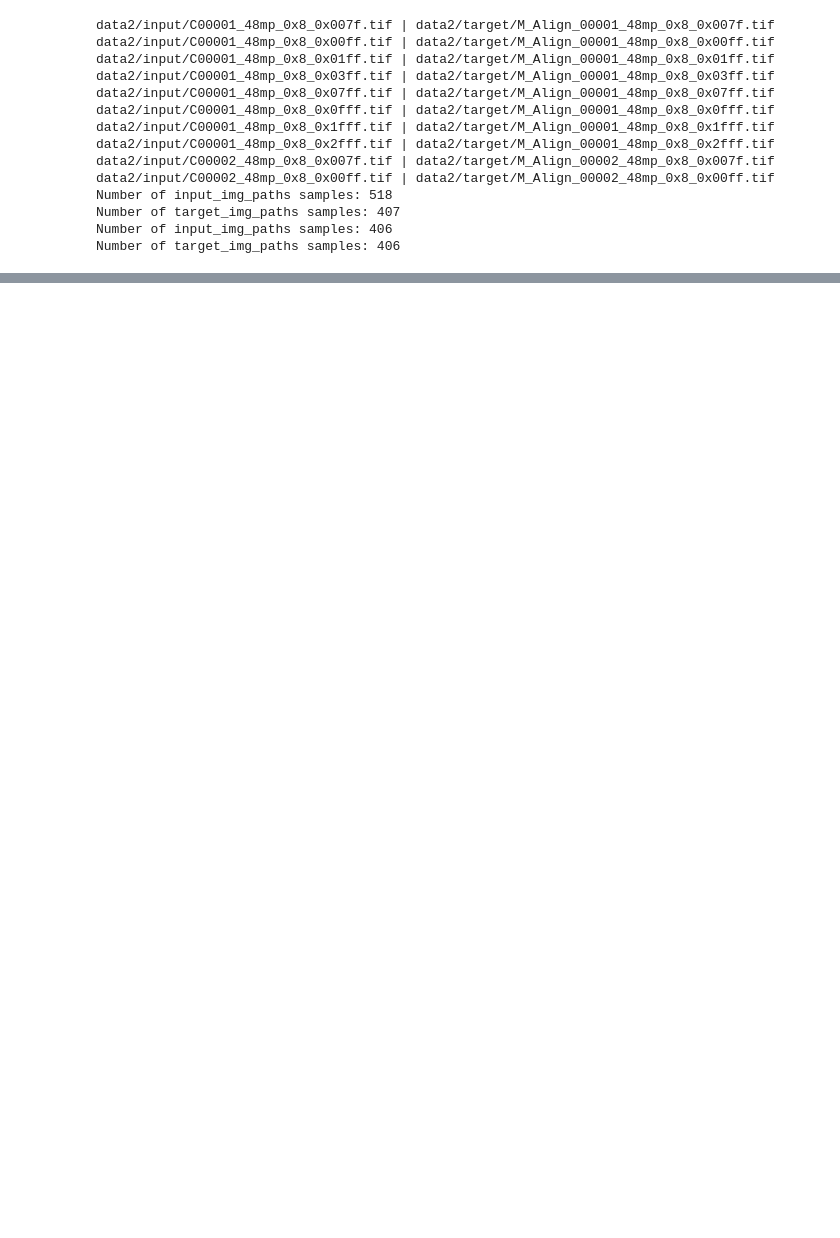
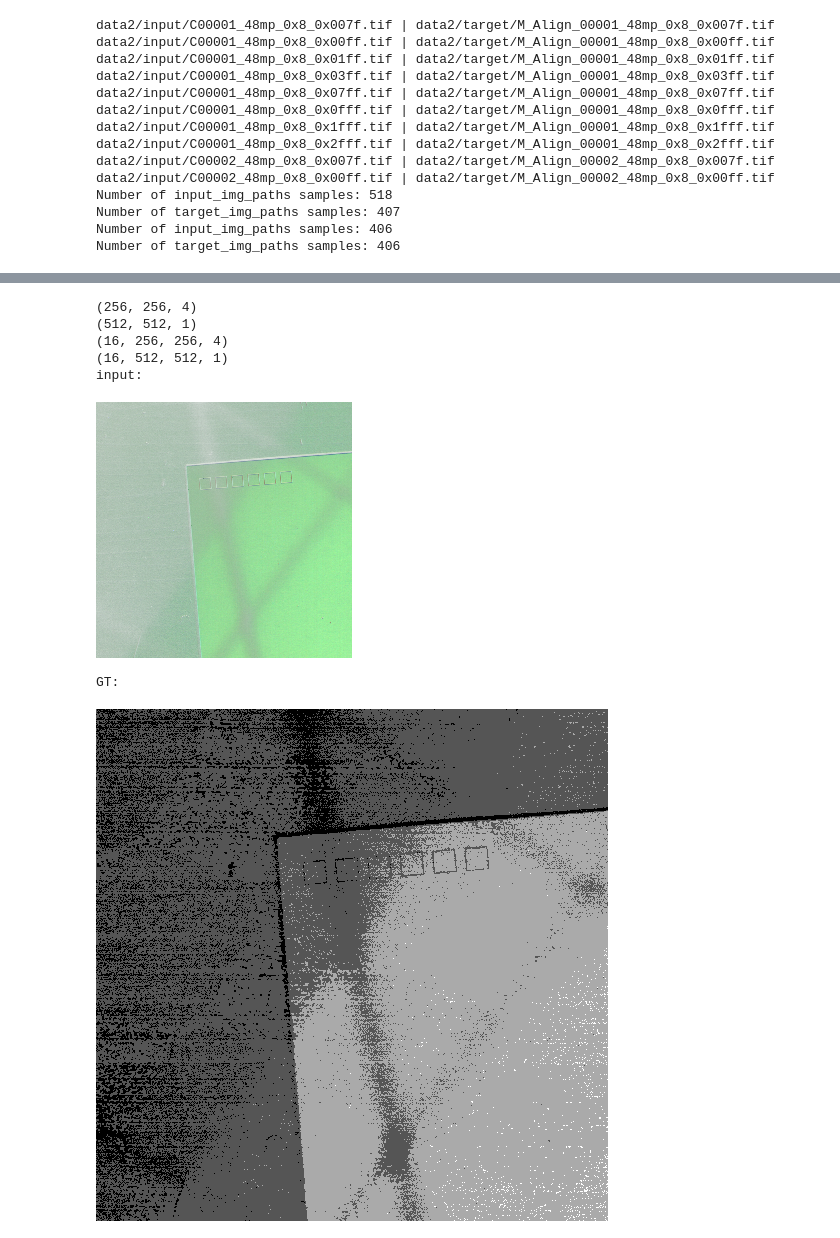
Before and after one commit to xuwanyan1998/taleoftwocams, a Jupyter notebook: Mapping.ipynb, the cells around one changed output, grey strips where cells are left out. Drawn from its saved outputs; the diff is of its cells as text; code cells hidden in the pictures; blank space fills up the shorter version.

```diff
--- a/Mapping.ipynb
+++ b/Mapping.ipynb
@@ -160,12 +178,14 @@ class OxfordPets(keras.utils.Sequence):
         batch_input_img_paths = self.input_img_paths[i : i + self.batch_size]
         batch_target_img_paths = self.target_img_paths[i : i + self.batch_size]
 #         print(batch_input_img_paths,batch_target_img_paths)
-        x = np.zeros((self.batch_size,) + self.img_size + (1,), dtype="float32")
+#         x = np.zeros((self.batch_size,) + self.img_size + (1,), dtype="float32")
+        x = np.zeros((self.batch_size,) + (256,256) + (4,), dtype="float32")
         for j, path in enumerate(batch_input_img_paths):
             img = io.imread(path)
             img = img[xi:xi+wi,yi:yi+hi]
 #             img = (img / 127.5) - 1
-            x[j] = img
+#             x[j] = img
+            x[j] = pack_raw(img)
         y = np.zeros((self.batch_size,) + self.img_size + (1,), dtype="float32")
         for j, path in enumerate(batch_target_img_paths):
             img = io.imread(path)
@@ -253,7 +274,7 @@ import random
 img_size = (img_size_w, img_size_h)
 # img_size = (160, 160)
 num_classes = 1
-batch_size = 8
+batch_size = 16
 
 
 # Split our img paths into a training and a validation set
@@ -271,22 +292,31 @@ train_gen = OxfordPets(
 )
 val_gen = OxfordPets(batch_size, img_size, val_input_img_paths, val_target_img_paths)
 # %%
-# it = iter(train_gen)
-# x,y = next(it)
-# # display(Image.fromarray(x[0]))
-# print(x[0].shape)
-# print(y[0].shape)
-# # print(x[0][0])
-# print(x.shape)
-# print(y.shape)
-# # print(x[0][0])
-# i=0
-# print("input:")
-# img = keras.preprocessing.image.array_to_img(x[i])#PIL.ImageOps.autocontrast()
-# display(img)
-# print("GT:")
-# img = keras.preprocessing.image.array_to_img(y[i])#PIL.ImageOps.autocontrast()
-# display(img)
+it = iter(train_gen)
+x,y = next(it)
+# display(Image.fromarray(x[0]))
+print(x[0].shape)
+print(y[0].shape)
+# print(x[0][0])
+print(x.shape)
+print(y.shape)
+# print(x[0][0])
+i=0
+print("input:")
+img = keras.preprocessing.image.array_to_img(x[i])#PIL.ImageOps.autocontrast()
+display(img)
+print("GT:")
+img = keras.preprocessing.image.array_to_img(y[i])#PIL.ImageOps.autocontrast()
+display(img)
+# %% [output]
+(256, 256, 4)
+(512, 512, 1)
+(16, 256, 256, 4)
+(16, 512, 512, 1)
+input:
+[figure, added]
+GT:
+[figure, added]
 # %%
 from tensorflow.keras import Model
 from tensorflow.keras.layers import Input, Dropout, BatchNormalization, LeakyReLU, concatenate
```
Also changed, not shown: parts of 14 cells of this notebook.
